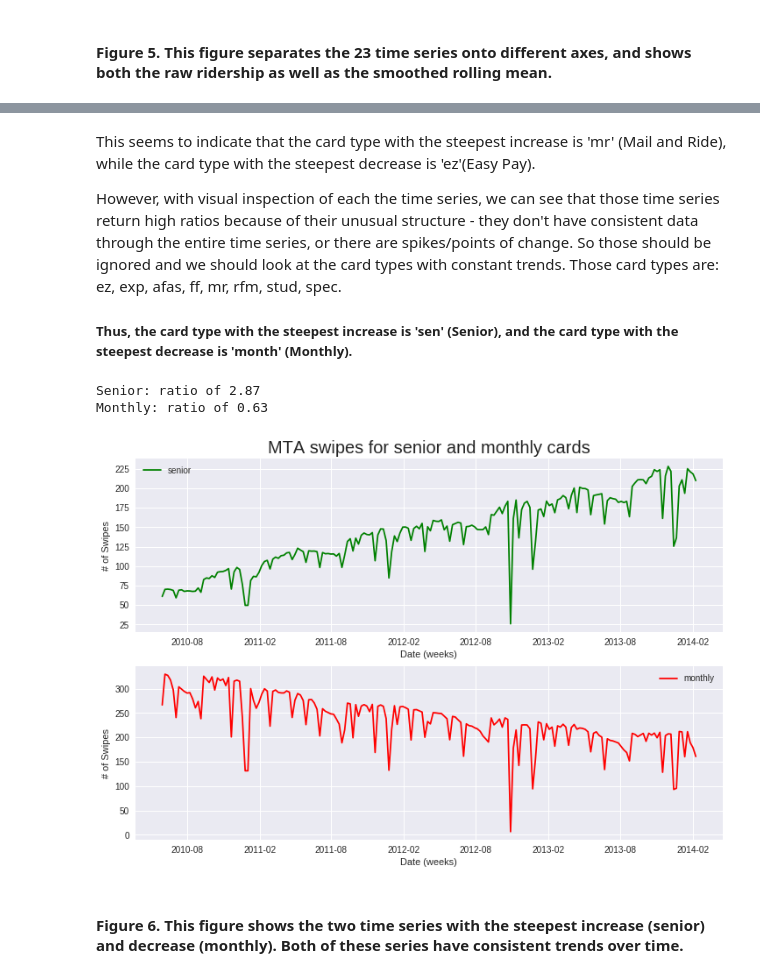
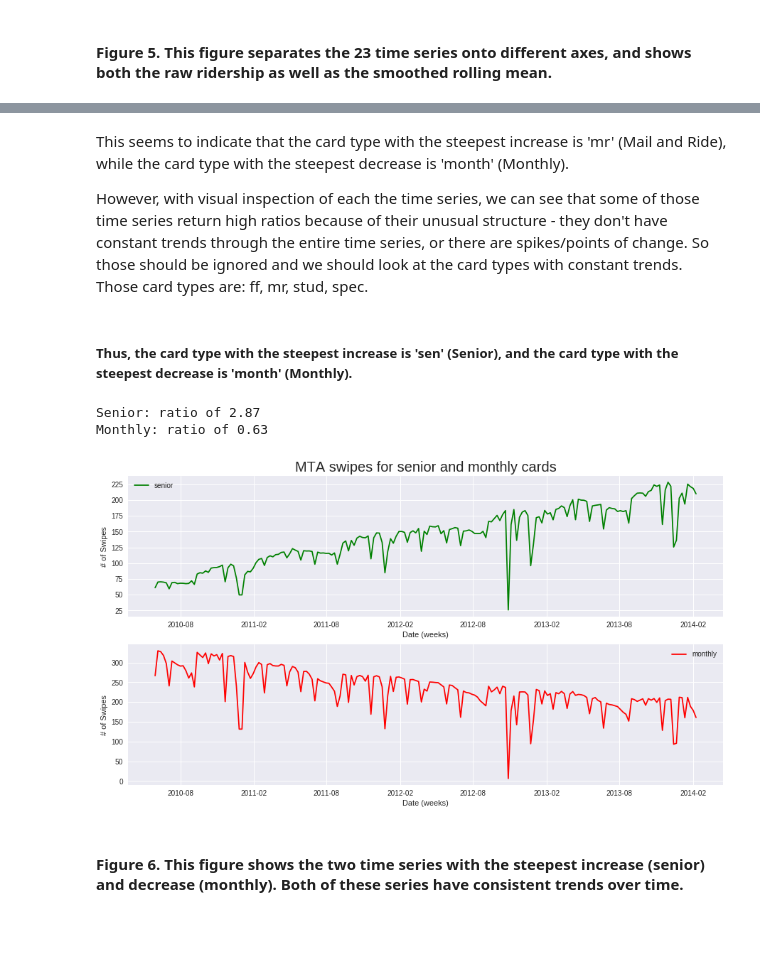
Before and after one commit to kpan125/PUI2017_kwp225, a Jupyter notebook: HW10_kwp225/HW10_subway_timeseries_kwp225.ipynb, the cells around one changed output, grey strips where cells are left out. Drawn from its saved outputs; the diff is of its cells as text; code cells hidden in the pictures; blank space fills up the shorter version.

```diff
--- a/HW10_kwp225/HW10_subway_timeseries_kwp225.ipynb
+++ b/HW10_kwp225/HW10_subway_timeseries_kwp225.ipynb
@@ -293,9 +276,9 @@ print(sorted(rmean_dict, key=rmean_dict.get))
 # %% [markdown]
-This seems to indicate that the card type with the steepest increase is 'mr' (Mail and Ride), while the card type with the steepest decrease is 'ez'(Easy Pay).
+This seems to indicate that the card type with the steepest increase is 'mr' (Mail and Ride), while the card type with the steepest decrease is 'month' (Monthly).
 
-However, with visual inspection of each the time series, we can see that those time series return high ratios because of their unusual structure - they don't have consistent data through the entire time series, or there are spikes/points of change. So those should be ignored and we should look at the card types with constant trends. Those card types are: ez, exp, afas, ff, mr, rfm, stud, spec.
-
-##### Thus, the card type with the steepest increase is 'sen' (Senior), and the card type with the steepest decrease is 'month' (Monthly).
+However, with visual inspection of each the time series, we can see that some of those time series return high ratios because of their unusual structure - they don't have constant trends through the entire time series, or there are spikes/points of change. So those should be ignored and we should look at the card types with constant trends. Those card types are: ff, mr, stud, spec.
+# %% [markdown]
+##### Thus, the card type with the steepest increase is 'sen' (Senior), and the card type with the steepest decrease is 'month' (Monthly).
 # %%
 print("Senior: ratio of %.2f" % rmean_dict['sen'])
 print("Monthly: ratio of %.2f" % rmean_dict['month'])
@@ -303,21 +286,21 @@ print("Monthly: ratio of %.2f" % rmean_dict['month'])
 Senior: ratio of 2.87
 Monthly: ratio of 0.63
 # %%
-fig = plt.figure(figsize=(12,8))
+fig = plt.figure(figsize=(15,8))
 
 ax1 = fig.add_subplot(211)
 ax2 = fig.add_subplot(212)
 ax1.plot(dates, df['sen'], label='senior', c='g')
 ax2.plot(dates, df['month'], label='monthly', c='r')
 ax1.legend()
 ax2.legend()
 ax1.set_xlabel("Date (weeks)")
 ax1.set_ylabel("# of Swipes")
 ax1.set_title('MTA swipes for senior and monthly cards', fontsize=20)
 ax2.set_xlabel("Date (weeks)")
 ax2.set_ylabel("# of Swipes");
 # %% [output]
-[figure, old version]
+[figure, new version]
 # %% [markdown]
 #### Figure 6. This figure shows the two time series with the steepest increase (senior) and decrease (monthly). Both of these series have consistent trends over time.
 # %% [markdown]
```
Also changed, not shown: parts of 14 cells of this notebook, 1 other file.
